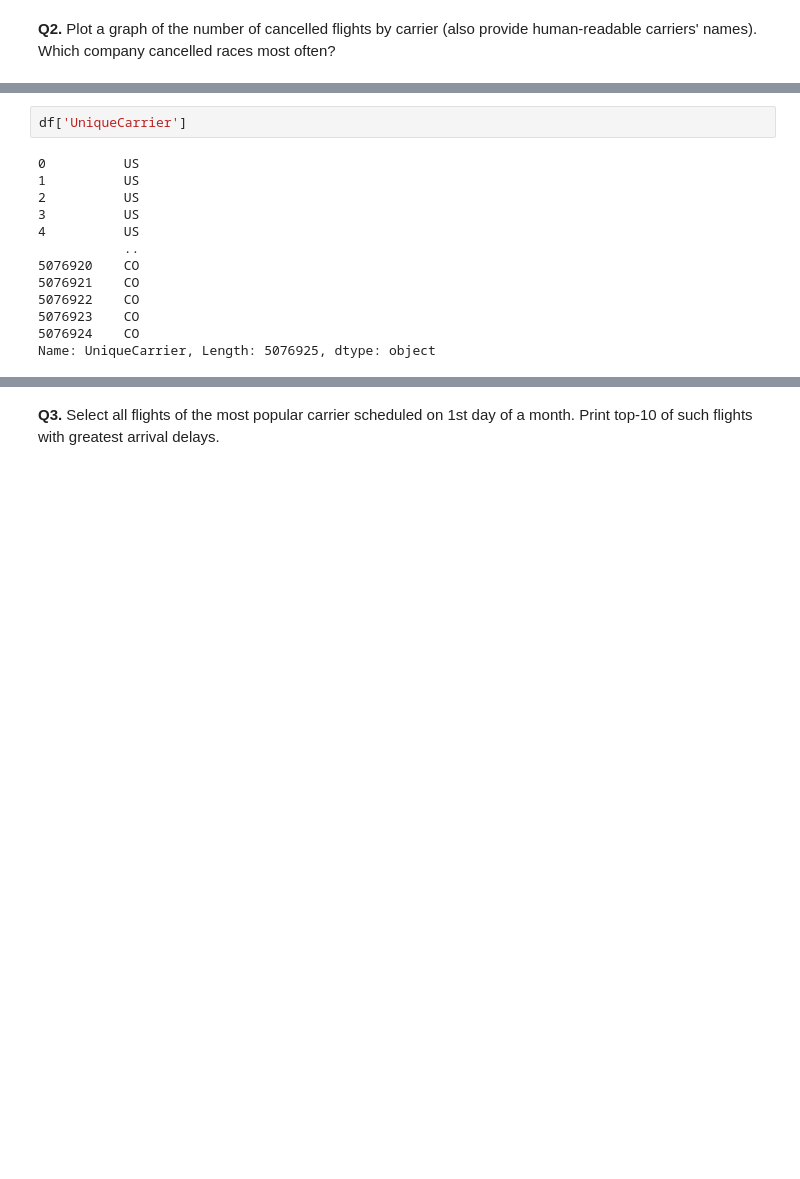
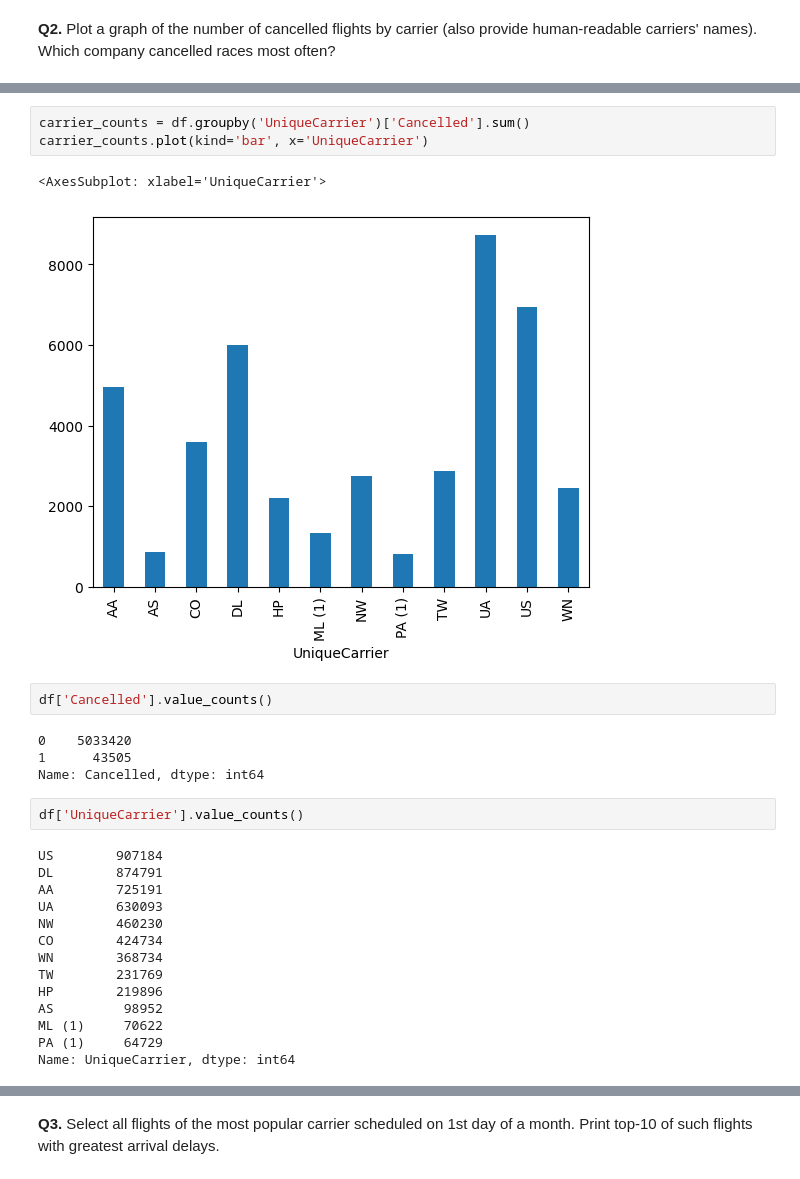
Before and after one commit to CodeForse/ds1_final_exam, a Jupyter notebook: response.ipynb, the cells around one changed output, grey strips where cells are left out. Drawn from its saved outputs; the diff is of its cells as text; blank space fills up the shorter version.

```diff
--- a/response.ipynb
+++ b/response.ipynb
@@ -170,15 +176,28 @@ The results based on top 10 highly correleted pairs, didn't provide us any reaso
+# %%
+carrier_counts = df.groupby('UniqueCarrier')['Cancelled'].sum()
+carrier_counts.plot(kind='bar', x='UniqueCarrier')
+# %% [output]
+<AxesSubplot: xlabel='UniqueCarrier'>
+[figure, added]
+# %%
+df['Cancelled'].value_counts()
+# %% [output]
+0    5033420
+1      43505
+Name: Cancelled, dtype: int64
 # %%
-df['UniqueCarrier']
+df['UniqueCarrier'].value_counts()
 # %% [output]
-0          US
-1          US
-2          US
-3          US
-4          US
-           ..
-5076920    CO
-5076921    CO
-5076922    CO
-5076923    CO
-5076924    CO
-Name: UniqueCarrier, Length: 5076925, dtype: object
+US        907184
+DL        874791
+AA        725191
+UA        630093
+NW        460230
+CO        424734
+WN        368734
+TW        231769
+HP        219896
+AS         98952
+ML (1)     70622
+PA (1)     64729
+Name: UniqueCarrier, dtype: int64
```
Also changed, not shown: parts of 11 cells of this notebook.
